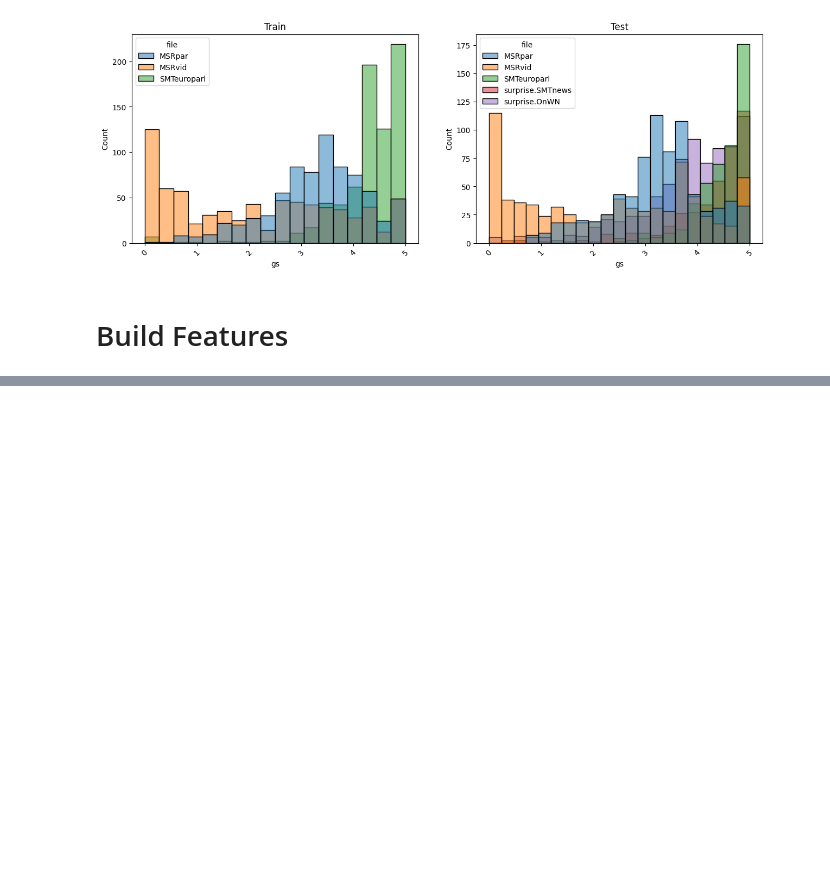
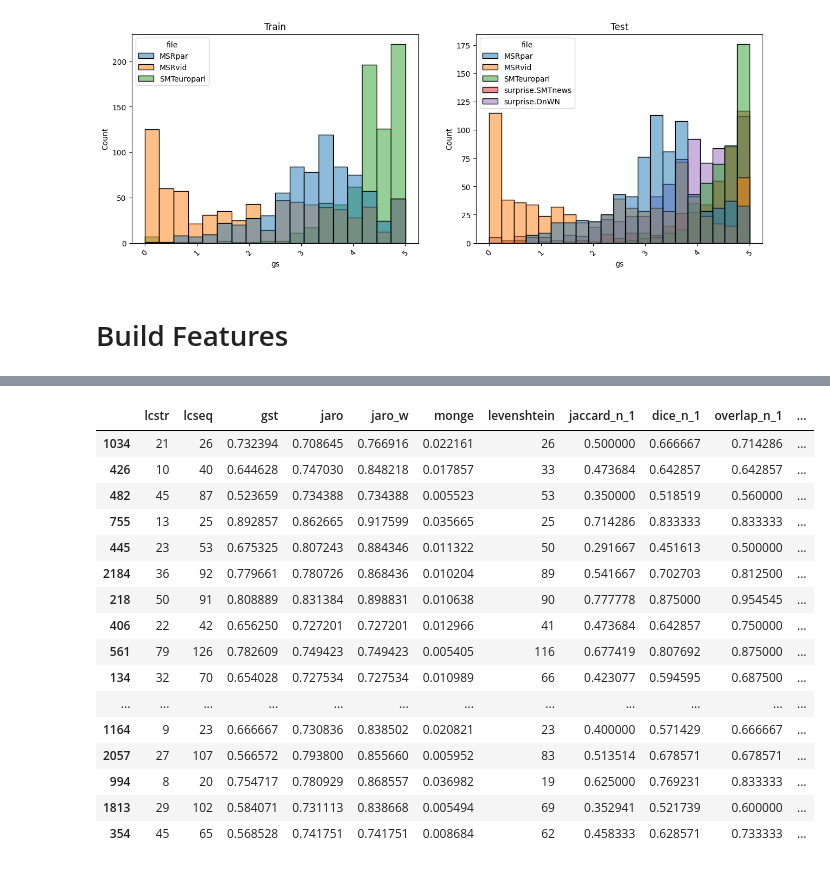
Before and after one commit to BecTome/NLP_SemanticTextualSimilarity, a Jupyter notebook: experiments/STSProject.ipynb, the cells around one changed output, grey strips where cells are left out. Saved outputs shown, nothing was run; the diff lists cells and outputs as text; code cells hidden in the pictures; blank space fills up the shorter version.

```diff
--- a/experiments/STSProject.ipynb
+++ b/experiments/STSProject.ipynb
@@ -35,12 +35,17 @@ nlp.add_pipe("spacy_wordnet", after='tagger')
 import textdistance
 from src.fe_utils import *
 
-prep_func = partial(spacy_preprocess_reviews, clean_func=clean_func, out_set=False)
+import textdistance
+# prep_func = partial(spacy_preprocess_reviews, clean_func=clean_func, out_set=False)
+
 INPUT_FOLDER = "input"
 TRAIN_PATH = os.path.join(INPUT_FOLDER, "train")
 TEST_PATH = os.path.join(INPUT_FOLDER, "test")
 LS_FILES_TRAIN = ["MSRpar", "MSRvid", "SMTeuroparl"]
 LS_FILES_TEST = ["MSRpar", "MSRvid", "SMTeuroparl", "surprise.SMTnews", "surprise.OnWN"]
+
+pd.set_option('display.max_columns', None)
+pd.set_option('display.width', None)
 # %% [output]
 [nltk_data] Downloading package averaged_perceptron_tagger to
 [nltk_data]     /home/alberto/nltk_data...
@@ -460,0 +808,9 @@ class FeatureExtractor:
+# %%
+prep_func = partial(spacy_preprocess_reviews, clean_func=clean_func, out_set=False)
+
+df_train_sample = df_train.sample(30, random_state=42)
+df_test_sample = df_test.sample(20, random_state=42)
+
+fe = FeatureExtractor()
+X_train_sample = fe.fit_transform(df_train_sample)
+X_test_sample = fe.transform(df_test_sample)
@@ -460,0 +835,20 @@ class FeatureExtractor:
+# %%
+X_train_sample
+# %% [output]
+|  | lcstr | lcseq | gst | jaro | jaro_w | monge | levenshtein | jaccard_n_1 | dice_n_1 | overlap_n_1 | ... |
+| 1034 | 21 | 26 | 0.732394 | 0.708645 | 0.766916 | 0.022161 | 26 | 0.500000 | 0.666667 | 0.714286 | ... |
+| 426 | 10 | 40 | 0.644628 | 0.747030 | 0.848218 | 0.017857 | 33 | 0.473684 | 0.642857 | 0.642857 | ... |
+| 482 | 45 | 87 | 0.523659 | 0.734388 | 0.734388 | 0.005523 | 53 | 0.350000 | 0.518519 | 0.560000 | ... |
+| 755 | 13 | 25 | 0.892857 | 0.862665 | 0.917599 | 0.035665 | 25 | 0.714286 | 0.833333 | 0.833333 | ... |
+| 445 | 23 | 53 | 0.675325 | 0.807243 | 0.884346 | 0.011322 | 50 | 0.291667 | 0.451613 | 0.500000 | ... |
+| 2184 | 36 | 92 | 0.779661 | 0.780726 | 0.868436 | 0.010204 | 89 | 0.541667 | 0.702703 | 0.812500 | ... |
+| 218 | 50 | 91 | 0.808889 | 0.831384 | 0.898831 | 0.010638 | 90 | 0.777778 | 0.875000 | 0.954545 | ... |
+| 406 | 22 | 42 | 0.656250 | 0.727201 | 0.727201 | 0.012966 | 41 | 0.473684 | 0.642857 | 0.750000 | ... |
+| 561 | 79 | 126 | 0.782609 | 0.749423 | 0.749423 | 0.005405 | 116 | 0.677419 | 0.807692 | 0.875000 | ... |
+| 134 | 32 | 70 | 0.654028 | 0.727534 | 0.727534 | 0.010989 | 66 | 0.423077 | 0.594595 | 0.687500 | ... |
+| ... | ... | ... | ... | ... | ... | ... | ... | ... | ... | ... | ... |
+| 1164 | 9 | 23 | 0.666667 | 0.730836 | 0.838502 | 0.020821 | 23 | 0.400000 | 0.571429 | 0.666667 | ... |
+| 2057 | 27 | 107 | 0.566572 | 0.793800 | 0.855660 | 0.005952 | 83 | 0.513514 | 0.678571 | 0.678571 | ... |
+| 994 | 8 | 20 | 0.754717 | 0.780929 | 0.868557 | 0.036982 | 19 | 0.625000 | 0.769231 | 0.833333 | ... |
+| 1813 | 29 | 102 | 0.584071 | 0.731113 | 0.838668 | 0.005494 | 69 | 0.352941 | 0.521739 | 0.600000 | ... |
+| 354 | 45 | 65 | 0.568528 | 0.741751 | 0.741751 | 0.008684 | 62 | 0.458333 | 0.628571 | 0.733333 | ... |
```
Also changed, not shown: parts of 5 cells of this notebook.
